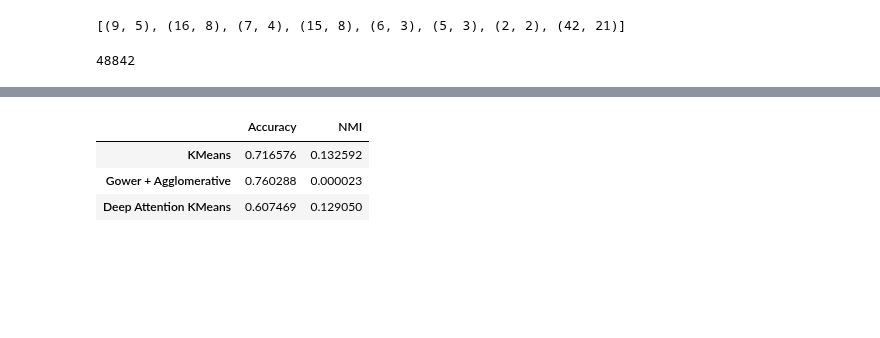
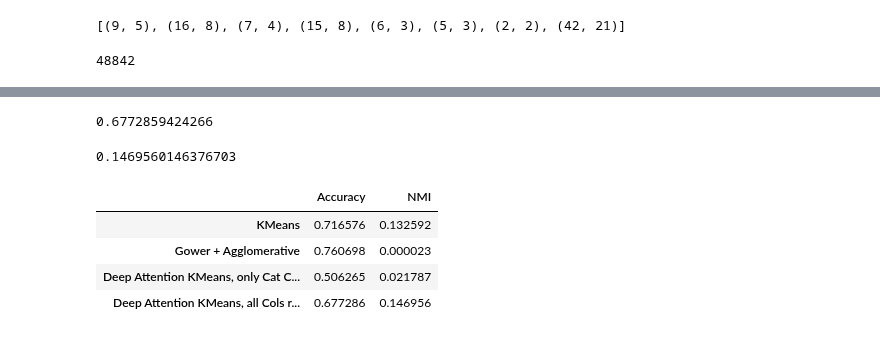
Before and after one commit to jaanisfehling/attention-mixed-type-clustering, a Jupyter notebook: attention_census_income.ipynb, the cells around one changed output, grey strips where cells are left out. Cells and saved outputs as stored; diff of their text form; code cells hidden in the pictures; blank space fills up the shorter version.

Commit message:
add another deep nn for comparison

```diff
--- a/attention_census_income.ipynb
+++ b/attention_census_income.ipynb
@@ -245,6 +227,7 @@ epoch: 100/100, loss = 0.559013
 # %%
 cat = torch.tensor(df[cat_cols].values, dtype=torch.float)
 cont = torch.tensor(df[cont_cols].values, dtype=torch.float)
-features = model.encode(cat, cont).detach().numpy()
+cat_features = model.encode(cat, cont).detach().numpy()
+features = np.concatenate((cat_features, df[cont_cols].values), 1)
 features
 # %% [output]
@@ -274,0 +342,5 @@ deep_nmi
+# %%
+cat = torch.tensor(df[cat_cols].values, dtype=torch.float)
+cont = torch.tensor(df[cont_cols].values, dtype=torch.float)
+decoder_all_cols_features = all_cols_model.encode(cat, cont).detach().numpy()
+decoder_all_cols_features
@@ -275,7 +361,19 @@ deep_nmi
+# %%
+all_cols_kmeans = KMeans(n_clusters=2, n_init="auto", random_state=0).fit(decoder_all_cols_features)
+all_cols_acc = cluster_accuracy(all_cols_kmeans.labels_, og_df["class"].to_numpy())
+all_cols_acc
+# %% [output]
+0.6772859424266
+# %%
+all_cols_nmi = normalized_mutual_info_score(og_df["class"].to_numpy(), all_cols_kmeans.labels_)
+all_cols_nmi
+# %% [output]
+0.1469560146376703
 # %%
-pd.DataFrame([[kmeans_acc, kmeans_nmi], [gower_agglo_acc, gower_agglo_nmi], [deep_acc, deep_nmi]], index=["KMeans", "Gower + Agglomerative", "Deep Attention KMeans"], columns=["Accuracy", "NMI"])
+pd.DataFrame([[kmeans_acc, kmeans_nmi], [0.760697760124483, 0.000023], [deep_acc, deep_nmi], [all_cols_acc, all_cols_nmi]], index=["KMeans", "Gower + Agglomerative", "Deep Attention KMeans, only Cat Cols reconstructed in Decoder", "Deep Attention KMeans, all Cols reconstructed in Decoder"], columns=["Accuracy", "NMI"])
 # %% [output]
 |  | Accuracy | NMI |
 | KMeans | 0.716576 | 0.132592 |
-| Gower + Agglomerative | 0.760288 | 0.000023 |
-| Deep Attention KMeans | 0.607469 | 0.129050 |
+| Gower + Agglomerative | 0.760698 | 0.000023 |
+| Deep Attention KMeans, only Cat C... | 0.506265 | 0.021787 |
+| Deep Attention KMeans, all Cols r... | 0.677286 | 0.146956 |
```
Also changed, not shown: parts of 9 cells of this notebook.
